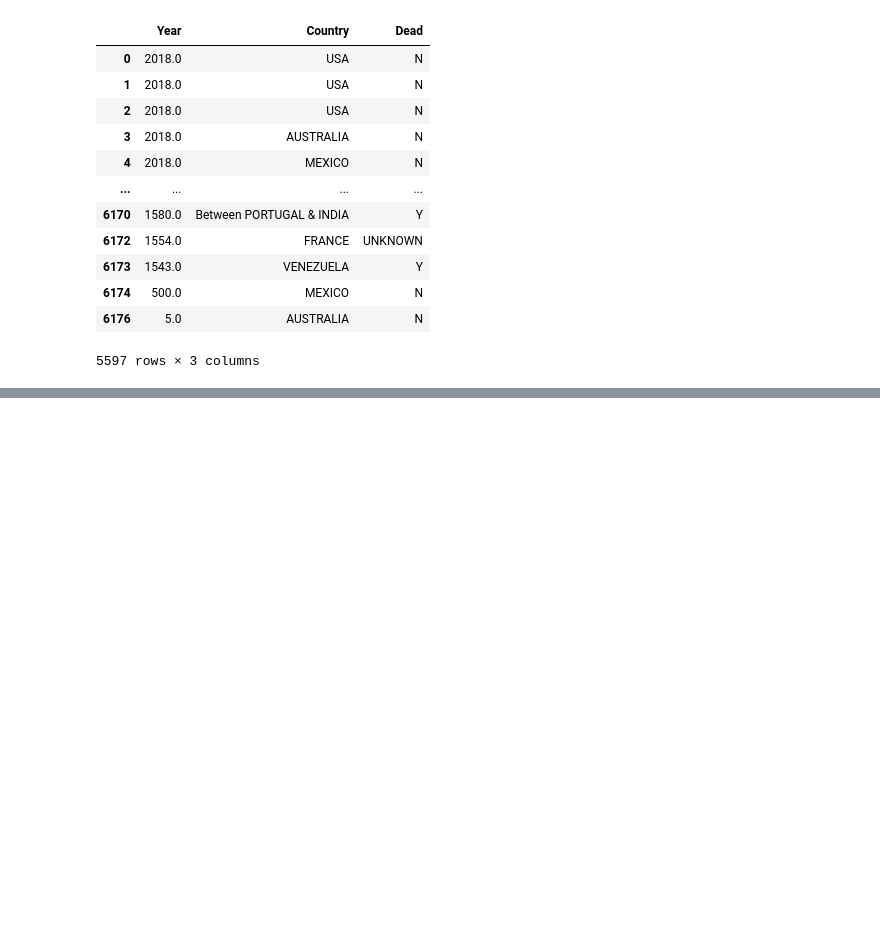
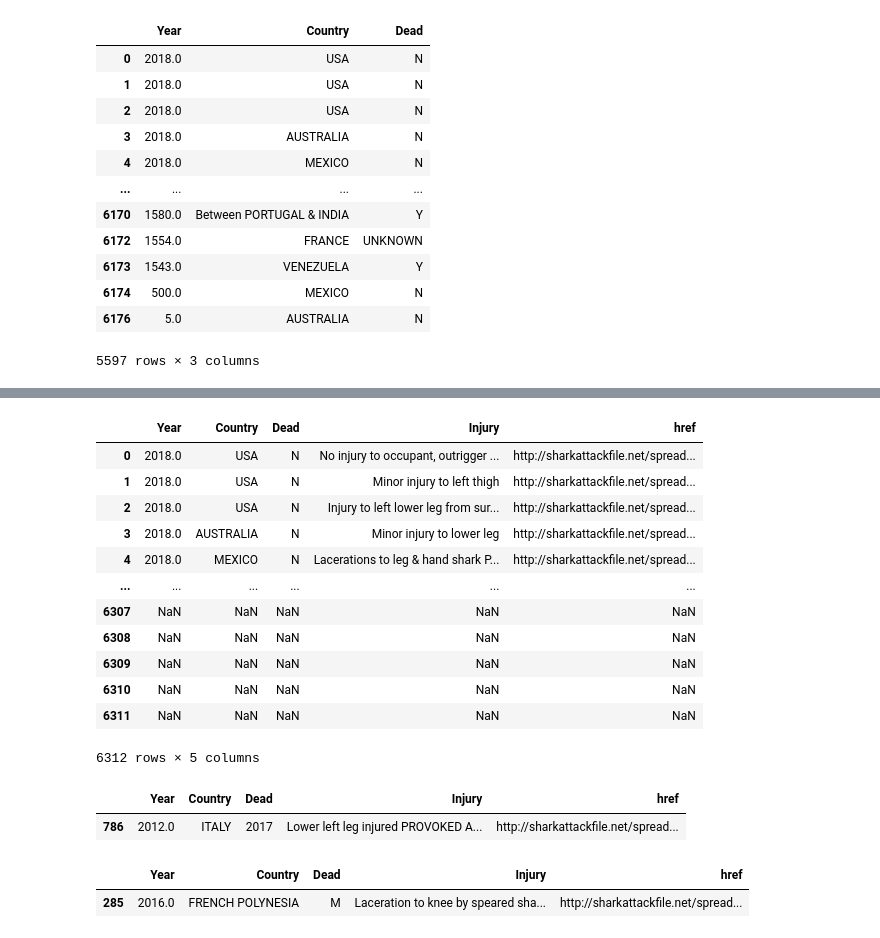
Before and after one commit to Jav1-Mart1nez/Shark-Project, a Jupyter notebook: Sharks!.ipynb, the cells around one changed output, grey strips where cells are left out. Drawn from its saved outputs; the diff is of its cells as text; code cells hidden in the pictures; blank space fills up the shorter version.

```diff
--- a/Sharks!.ipynb
+++ b/Sharks!.ipynb
@@ -168,0 +256,31 @@ clean_sharks_attacks
+# %%
+#Vamos a localizar si los casos que tienen errata supusieron la muerte o no.
+
+comprobación = sharks2[["Year","Country", "Dead", "Injury", "href"]]
+comprobación
+# %% [output]
+|  | Year | Country | Dead | Injury | href |
+| 0 | 2018.0 | USA | N | No injury to occupant, outrigger ... | http://sharkattackfile.net/spread... |
+| 1 | 2018.0 | USA | N | Minor injury to left thigh | http://sharkattackfile.net/spread... |
+| 2 | 2018.0 | USA | N | Injury to left lower leg from sur... | http://sharkattackfile.net/spread... |
+| 3 | 2018.0 | AUSTRALIA | N | Minor injury to lower leg | http://sharkattackfile.net/spread... |
+| 4 | 2018.0 | MEXICO | N | Lacerations to leg & hand shark P... | http://sharkattackfile.net/spread... |
+| ... | ... | ... | ... | ... | ... |
+| 6307 | NaN | NaN | NaN | NaN | NaN |
+| 6308 | NaN | NaN | NaN | NaN | NaN |
+| 6309 | NaN | NaN | NaN | NaN | NaN |
+| 6310 | NaN | NaN | NaN | NaN | NaN |
+| 6311 | NaN | NaN | NaN | NaN | NaN |
+6312 rows × 5 columns
+# %%
+#Vamos a buscar ahora las filas en las que existen erratas.
+
+comprobación [(comprobación['Dead'] == "2017")]
+# %% [output]
+|  | Year | Country | Dead | Injury | href |
+| 786 | 2012.0 | ITALY | 2017 | Lower left leg injured PROVOKED A... | http://sharkattackfile.net/spread... |
+# %%
+comprobación [(comprobación['Dead'] == "M")]
+# %% [output]
+|  | Year | Country | Dead | Injury | href |
+| 285 | 2016.0 | FRENCH POLYNESIA | M | Laceration to knee by speared sha... | http://sharkattackfile.net/spread... |
```
Also changed, not shown: parts of 26 cells of this notebook.
